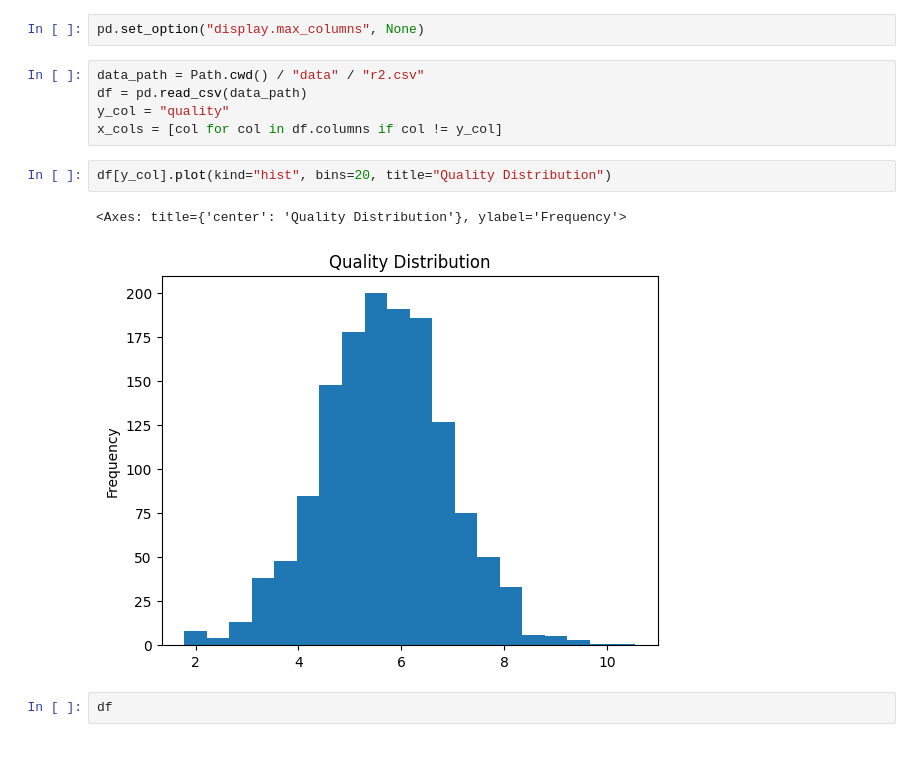
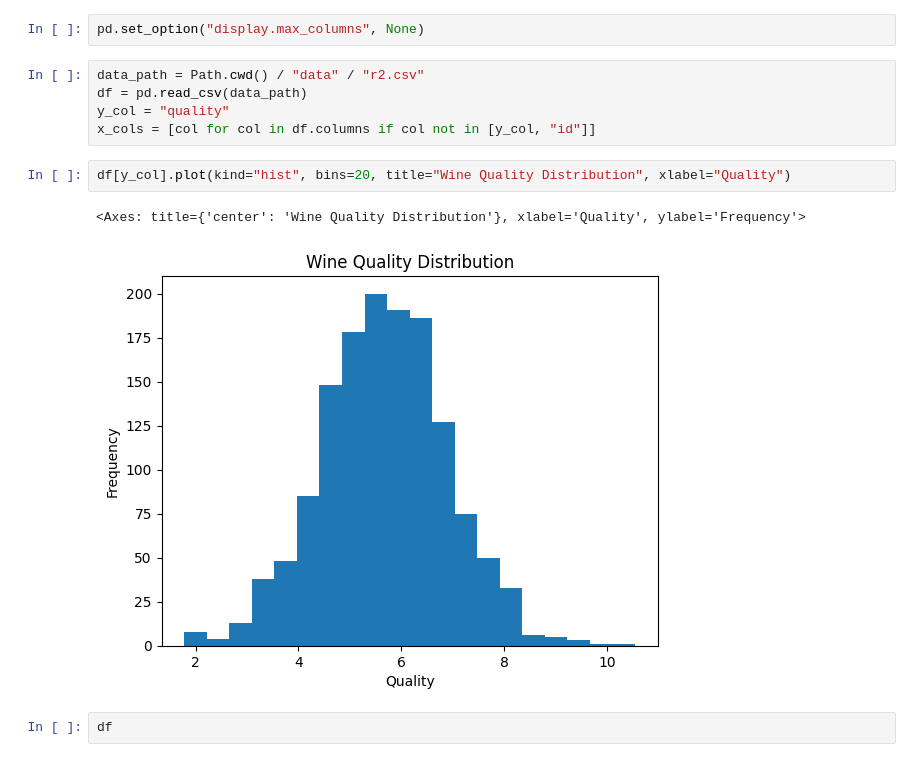
Before and after one commit to jzmujdzin/ml2-proj, a Jupyter notebook: regression.ipynb, the cells around one changed output. Drawn from its saved outputs; the diff is of its cells as text.

```diff
--- a/regression.ipynb
+++ b/regression.ipynb
@@ -38,12 +37,12 @@ pd.set_option("display.max_columns", None)
 data_path = Path.cwd() / "data" / "r2.csv"
 df = pd.read_csv(data_path)
 y_col = "quality"
-x_cols = [col for col in df.columns if col != y_col]
+x_cols = [col for col in df.columns if col not in [y_col, "id"]]
 # %%
-df[y_col].plot(kind="hist", bins=20, title="Quality Distribution")
+df[y_col].plot(kind="hist", bins=20, title="Wine Quality Distribution", xlabel="Quality")
 # %% [output]
-<Axes: title={'center': 'Quality Distribution'}, ylabel='Frequency'>
+<Axes: title={'center': 'Wine Quality Distribution'}, xlabel='Quality', ylabel='Frequency'>
-[figure, old version]
+[figure, new version]
 # %%
 df
 # %% [output]
```
Also changed, not shown: parts of 14 cells of this notebook, 1 other file.
